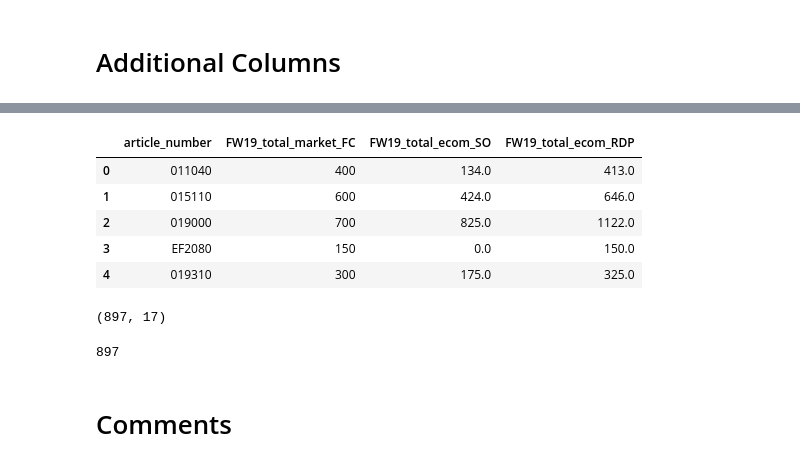
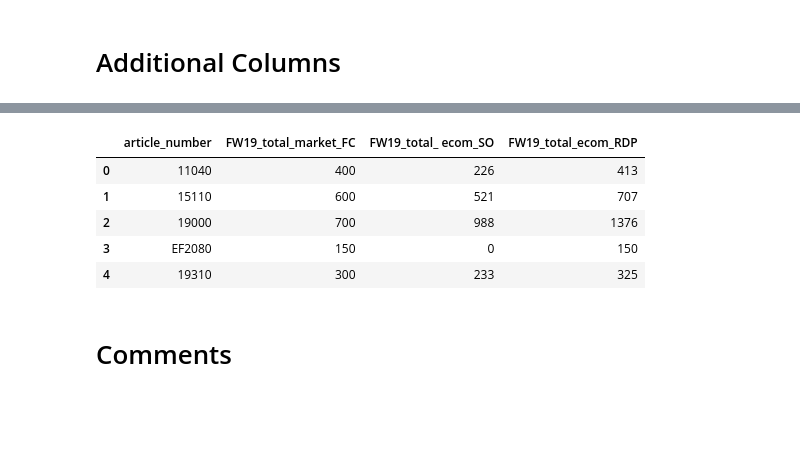
Before and after one commit to cwcomiskey/Misc, a Jupyter notebook: adidas/model_10Sept.ipynb, the cells around one changed output, grey strips where cells are left out. Saved outputs shown, nothing was run; the diff lists cells and outputs as text; code cells hidden in the pictures; blank space fills up the shorter version.

Commit message:
more article comments; new-article forecasts

```diff
--- a/adidas/model_10Sept.ipynb
+++ b/adidas/model_10Sept.ipynb
@@ -943,15 +792,15 @@ preds_season['pct_difference'] = (preds_season.y_hat - preds_season['WE eCom'])/
 # %%
 # April Allen requested columns
 
-aa_cols = pd.read_csv('data/columns_8october.csv', low_memory = False, error_bad_lines = False, sep = ";")#.set_index('article_number')
+aa_cols = pd.read_csv('data/columns_22october.csv', low_memory = False, error_bad_lines = False, sep = ";")#.set_index('article_number')
 aa_cols.head() #[aa_cols.article_number.isin(preds_season.article_number)].shape
 # %% [output]
-|  | article_number | FW19_total_market_FC | FW19_total_ecom_SO | FW19_total_ecom_RDP |
-| 0 | 011040 | 400 | 134.0 | 413.0 |
-| 1 | 015110 | 600 | 424.0 | 646.0 |
-| 2 | 019000 | 700 | 825.0 | 1122.0 |
-| 3 | EF2080 | 150 | 0.0 | 150.0 |
-| 4 | 019310 | 300 | 175.0 | 325.0 |
+|  | article_number | FW19_total_market_FC | FW19_total_ ecom_SO | FW19_total_ecom_RDP |
+| 0 | 11040 | 400 | 226 | 413 |
+| 1 | 15110 | 600 | 521 | 707 |
+| 2 | 19000 | 700 | 988 | 1376 |
+| 3 | EF2080 | 150 | 0 | 150 |
+| 4 | 19310 | 300 | 233 | 325 |
 # %%
 preds_season = pd.merge(
     preds_season,
@@ -982,8 +831,2 @@ for c in preds_season.columns:
-# %%
-preds_season.shape
-len(preds_season.index.unique())
-# %% [output]
-(897, 17)
-897
 # %% [markdown]
 # Comments
```
Also changed, not shown: parts of 73 cells of this notebook, 1 other file.
